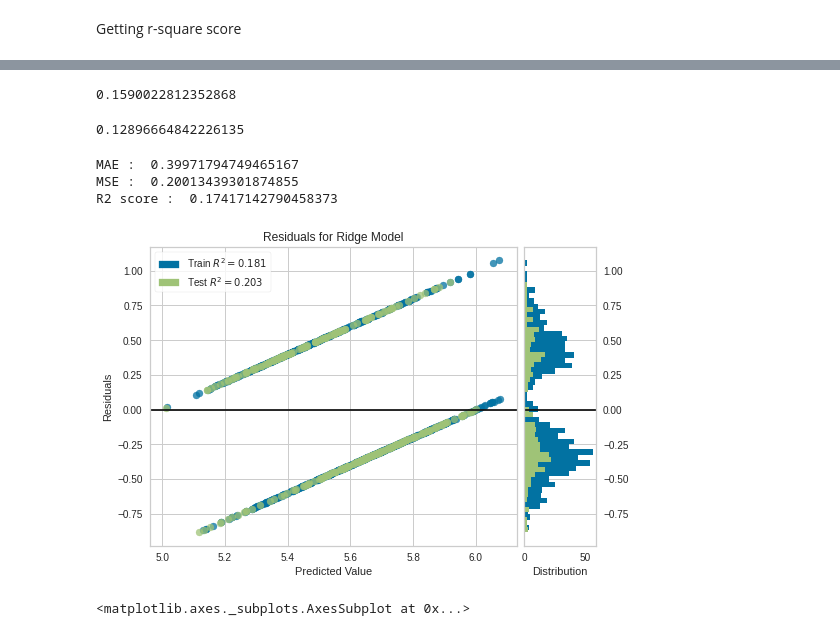
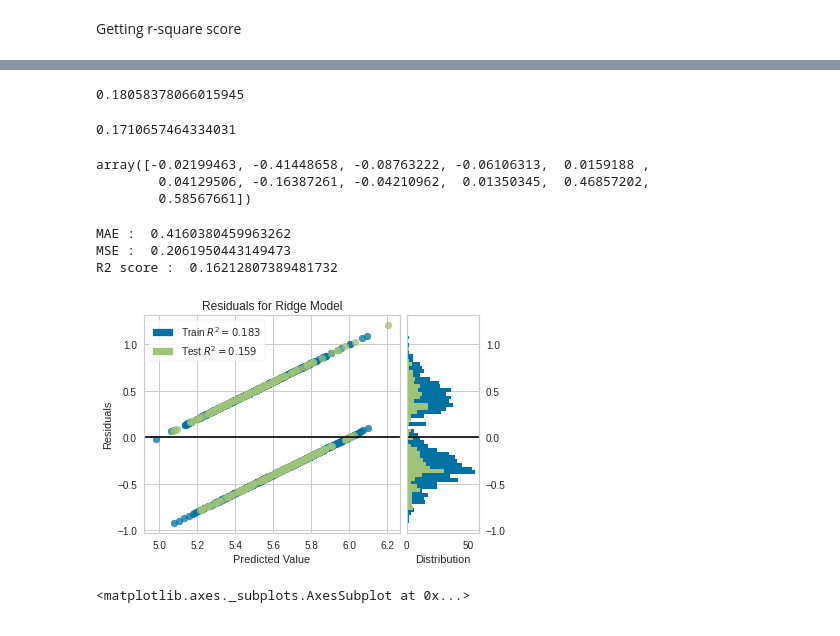
Before and after one commit to mojoyinkimberly/Predicting_Wine_Quality, a Jupyter notebook: Predicting_Wine_Quality.ipynb, the cells around one changed output, grey strips where cells are left out. Cells and saved outputs as stored; diff of their text form; code cells hidden in the pictures.

```diff
--- a/Predicting_Wine_Quality.ipynb
+++ b/Predicting_Wine_Quality.ipynb
@@ -158,8 +158,6 @@ calcu_mult(X)
 Splitting the dataset into train and test and then redoing the split for validation test
 # %%
 X_train, X_test, y_train, y_test = train_test_split(x, y, test_size=.20, random_state=45)
-
-X_train, X_val, y_train, y_val = train_test_split(X_train, y_train, test_size=0.25, random_state=1)
 # %% [markdown]
 normalizing dataset
 # %%
@@ -187,3 +170,5 @@ normalized_dataset
+# %%
+X_train_, X_val_test, y_train_, y_val_test = train_test_split(normalized_dataset, y_train, test_size=0.25, random_state=1)
 # %% [markdown]
 Depicting dimensionality reduction techniques using Random Forest.This shows the important variables that affect the dependent variable.All other variables should be dropped if found unimportant.
 # %%
@@ -237,0 +223,7 @@ R2 score :  0.17417142790458373
+# %%
+model = LinearRegression()
+visualizer = ResidualsPlot(model, hist=True, qqplot=False)
+
+visualizer.fit(X_train_, y_train_)
+visualizer.score(X_val_test, y_val_test)
+visualizer.show()
@@ -241,9 +236,16 @@ power_output_ = model_.fit(X_val,y_val)
-# %%
-coef_deter = power_output_.score(X_val,y_val)
-coef_deter
-# %% [output]
-0.1590022812352868
+# %%
+coef_deter_ = power_output_.score(X_train_,y_train_)
+coef_deter_
+# %% [output]
+0.18058378066015945
 # %%
-1 - (1-model_.score(X_val,y_val))*(len(y_val)-1)/(len(y_val)-X_val.shape[1]-1)
+1 - (1-model_.score(X_train_,y_train_))*(len(y_train_)-1)/(len(y_train_)-X_train_.shape[1]-1)
 # %% [output]
-0.12896664842226135
+0.1710657464334031
+# %%
+intercept_ = power_output_.coef_
+intercept_
+# %% [output]
+array([-0.02199463, -0.41448658, -0.08763222, -0.06106313,  0.0159188 ,
+        0.04129506, -0.16387261, -0.04210962,  0.01350345,  0.46857202,
+        0.58567661])
@@ -250,18 +254,18 @@ coef_deter
 # %%
-print("MAE : ",mean_absolute_error(y_test, y_predict))
-print("MSE : ",mean_squared_error(y_test, y_predict))
-print("R2 score : ",r2_score(y_test, y_predict))
+print("MAE : ",mean_absolute_error(y_val_test, y_predict))
+print("MSE : ",mean_squared_error(y_val_test, y_predict))
+print("R2 score : ",r2_score(y_val_test, y_predict))
 # %% [output]
-MAE :  0.39971794749465167
-MSE :  0.20013439301874855
-R2 score :  0.17417142790458373
+MAE :  0.4160380459963262
+MSE :  0.2061950443149473
+R2 score :  0.16212807389481732
 # %%
 model = Ridge()
 visualizer = ResidualsPlot(model, hist=True, qqplot=False)
 
-visualizer.fit(X_train, y_train)
-visualizer.score(X_test, y_test)
+visualizer.fit(X_train_, y_train_)
+visualizer.score(X_val_test, y_val_test)
 visualizer.show()
 # %% [output]
-[figure, old version]
+[figure, new version]
 <matplotlib.axes._subplots.AxesSubplot at 0x...>
```
Also changed, not shown: parts of 12 cells of this notebook.
